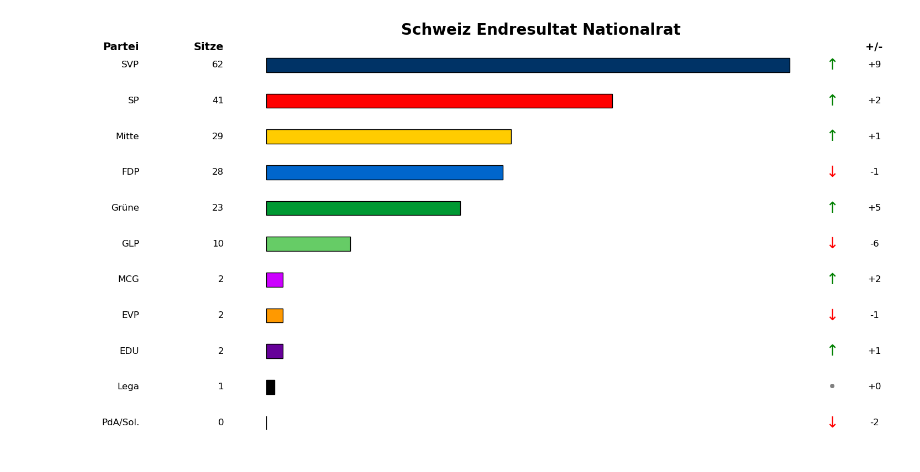
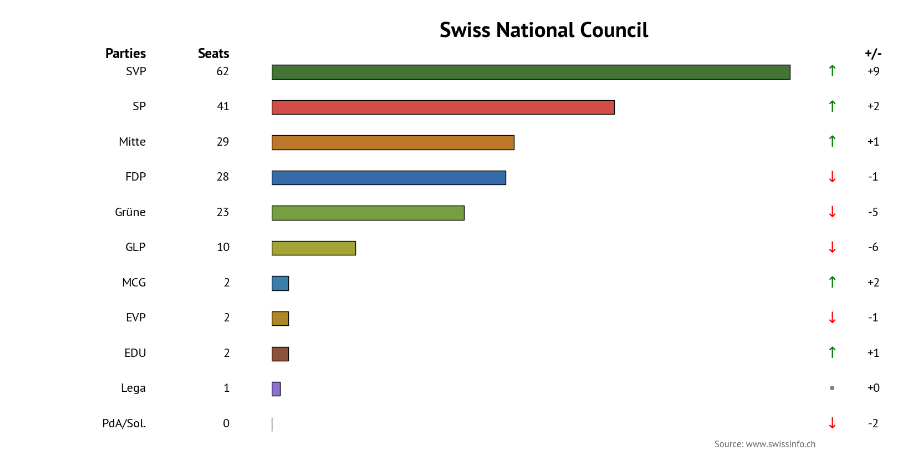
Before and after one commit to SilvanHSLU/swiss-elections, a Jupyter notebook: Luca_map1.ipynb, the cells around one changed output. Drawn from its saved outputs; the diff is of its cells as text; code cells hidden in the pictures.

```diff
--- a/Luca_map1.ipynb
+++ b/Luca_map1.ipynb
@@ -1,44 +1,48 @@
 # %%
 import matplotlib.pyplot as plt
 import numpy as np
+from font_management import TITLE_FONT, SUBTITLE_FONT, DESCRIPTION_FONT, ANNOTATION_FONT
 
-parteien = ['SVP', 'SP', 'Mitte', 'FDP', 'Grüne', 'GLP', 'MCG', 'EVP', 'EDU', 'Lega', 'PdA/Sol.']
-sitze = [62, 41, 29, 28, 23, 10, 2, 2, 2, 1, 0]
-farben = ['#003366', '#FF0000', '#FFCC00', '#0066CC', '#009933', '#66CC66', '#CC00FF', '#FF9900', '#660099', '#000000', '#FF3399']
-aenderungen = [9, 2, 1, -1, 5, -6, 2, -1, 1, 0, -2]
-manuelle_reihenfolge = ['SVP', 'SP', 'Mitte', 'FDP', 'Grüne', 'GLP', 'MCG', 'EVP', 'EDU', 'Lega', 'PdA/Sol.']
-sortierte_daten = sorted(zip(parteien, sitze, farben, aenderungen), key=lambda x: manuelle_reihenfolge.index(x[0]))
-sortierte_parteien, sortierte_sitze, sortierte_farben, sortierte_aenderungen = zip(*sortierte_daten)
-umgekehrte_sitze = list(reversed(sortierte_sitze))
-umgekehrte_farben = list(reversed(sortierte_farben))
-umgekehrte_aenderungen = list(reversed(sortierte_aenderungen))
-umgekehrte_parteien = list(reversed(sortierte_parteien))
+parties = ['SVP', 'SP', 'Mitte', 'FDP', 'Grüne', 'GLP', 'MCG', 'EVP', 'EDU', 'Lega', 'PdA/Sol.']
+seats = [62, 41, 29, 28, 23, 10, 2, 2, 2, 1, 0]
+colors = ['#437537', '#d24d46', '#bc7729', '#366ba9', '#769f41', '#a3a336', '#3d7daa', '#ae8725', '#8b513a', '#9070d4', '#FF3399']
+changes = [9, 2, 1, -1, -5, -6, 2, -1, 1, 0, -2]
+manuel_sequence = ['SVP', 'SP', 'Mitte', 'FDP', 'Grüne', 'GLP', 'MCG', 'EVP', 'EDU', 'Lega', 'PdA/Sol.']
+sorted_data = sorted(zip(parties, seats, colors, changes), key=lambda x: manuel_sequence.index(x[0]))
+sorted_parties, sorted_seats, sorted_colors, sorted_changes = zip(*sorted_data)
+reversed_seats = list(reversed(sorted_seats))
+reversed_colors = list(reversed(sorted_colors))
+reversed_changes = list(reversed(sorted_changes))
+reversed_parties = list(reversed(sorted_parties))
 
 fig, ax = plt.subplots(figsize=(15, 8))
-bar_positions = np.arange(len(umgekehrte_parteien))
-bars = ax.barh(bar_positions, umgekehrte_sitze, color=umgekehrte_farben, edgecolor='black', height=0.4)
+bar_positions = np.arange(len(reversed_parties))
+bars = ax.barh(bar_positions, reversed_seats, color=reversed_colors, edgecolor='black', height=0.4)
 
-ax.text(-15, len(umgekehrte_parteien) - 0.5, 'Partei', ha='right', va='center', fontsize=14, fontweight='bold')
-ax.text(-5, len(umgekehrte_parteien) - 0.5, 'Sitze', ha='right', va='center', fontsize=14, fontweight='bold')
-ax.text(sitze[0] + 10, len(umgekehrte_parteien) - 0.5, '+/-', ha='center', va='center', fontsize=14, fontweight='bold')
+ax.text(-15, len(reversed_parties) - 0.5, 'Parties', ha='right', va='center', **SUBTITLE_FONT)
+ax.text(-5, len(reversed_parties) - 0.5, 'Seats', ha='right', va='center', **SUBTITLE_FONT)
+ax.text(sitze[0] + 10, len(reversed_parties) - 0.5, '+/-', ha='center', va='center', **SUBTITLE_FONT)
 
-for y, partei in zip(bar_positions, umgekehrte_parteien):
-    ax.text(-15, y, partei, ha='right', va='center', fontsize=12)
-for y, sitz in zip(bar_positions, umgekehrte_sitze):
-    ax.text(-5, y, sitz, ha='right', va='center', fontsize=12)
-for y, change in zip(bar_positions, umgekehrte_aenderungen):
+for y, party in zip(bar_positions, reversed_parties):
+    ax.text(-15, y, party, ha='right', va='center', **DESCRIPTION_FONT)
+for y, seat in zip(bar_positions, reversed_seats):
+    ax.text(-5, y, seat, ha='right', va='center', **DESCRIPTION_FONT)
+for y, change in zip(bar_positions, reversed_changes):
     if change > 0:
-        ax.text(sitz + 5, y, '↑', ha='center', va='center', fontsize=20, color='green')
+        ax.text(seat + 5, y, '↑', ha='center', va='center', fontsize=20, color='green')
     elif change < 0:
-        ax.text(sitz + 5, y, '↓', ha='center', va='center', fontsize=20, color='red')
+        ax.text(seat + 5, y, '↓', ha='center', va='center', fontsize=20, color='red')
     else:
-        ax.text(sitz + 5, y, '•', ha='center', va='center', fontsize=20, color='grey')
-for y, change in zip(bar_positions, umgekehrte_aenderungen):
-    ax.text(sitz + 10, y, f'{change:+}', ha='center', va='center', fontsize=12)
+        ax.text(seat + 5, y, '•', ha='center', va='center', fontsize=20, color='grey')
+for y, change in zip(bar_positions, reversed_changes):
+    ax.text(sitz + 10, y, f'{change:+}', ha='center', va='center', **DESCRIPTION_FONT)
+
+
+fig.text(x=1, y=0, s='Source: www.swissinfo.ch', ha='right', va='bottom', transform=ax.transAxes, **ANNOTATION_FONT)
 
 ax.axis('off')
-plt.title('Schweiz Endresultat Nationalrat', fontsize=20, fontweight='bold')
+ax.set_title('Swiss National Council', **TITLE_FONT)
 plt.tight_layout()
 plt.show()
 # %% [output]
-[figure, old version]
+[figure, new version]
```
Also changed, not shown: 1 other file.
